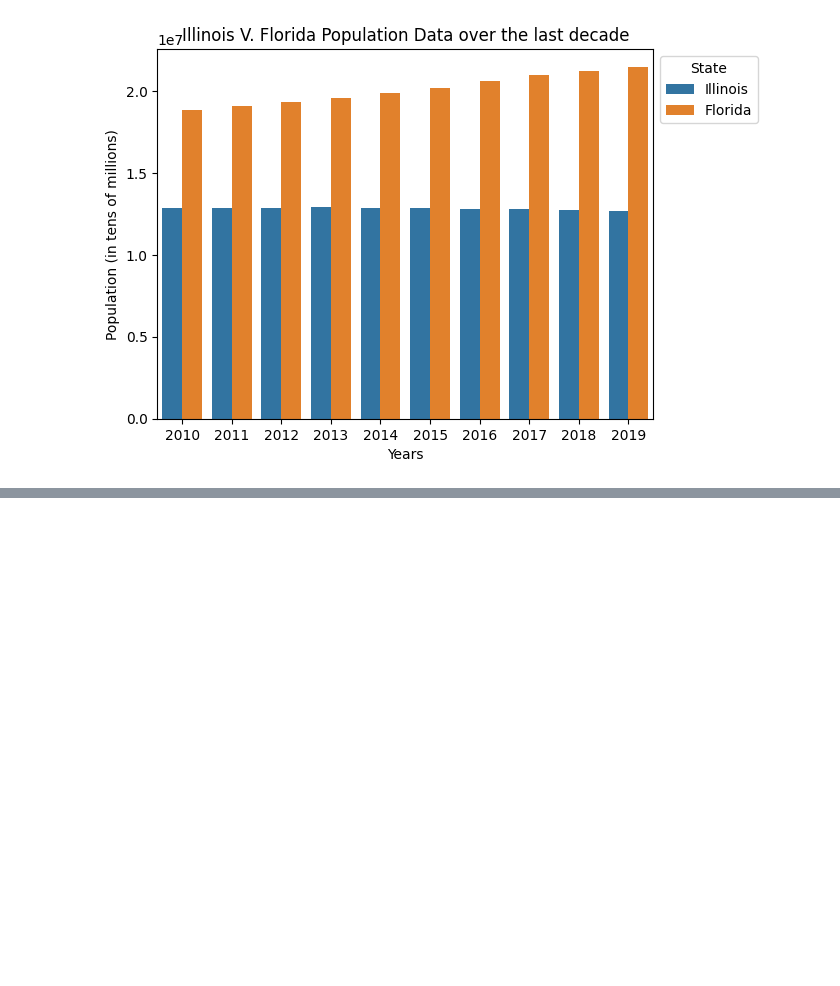
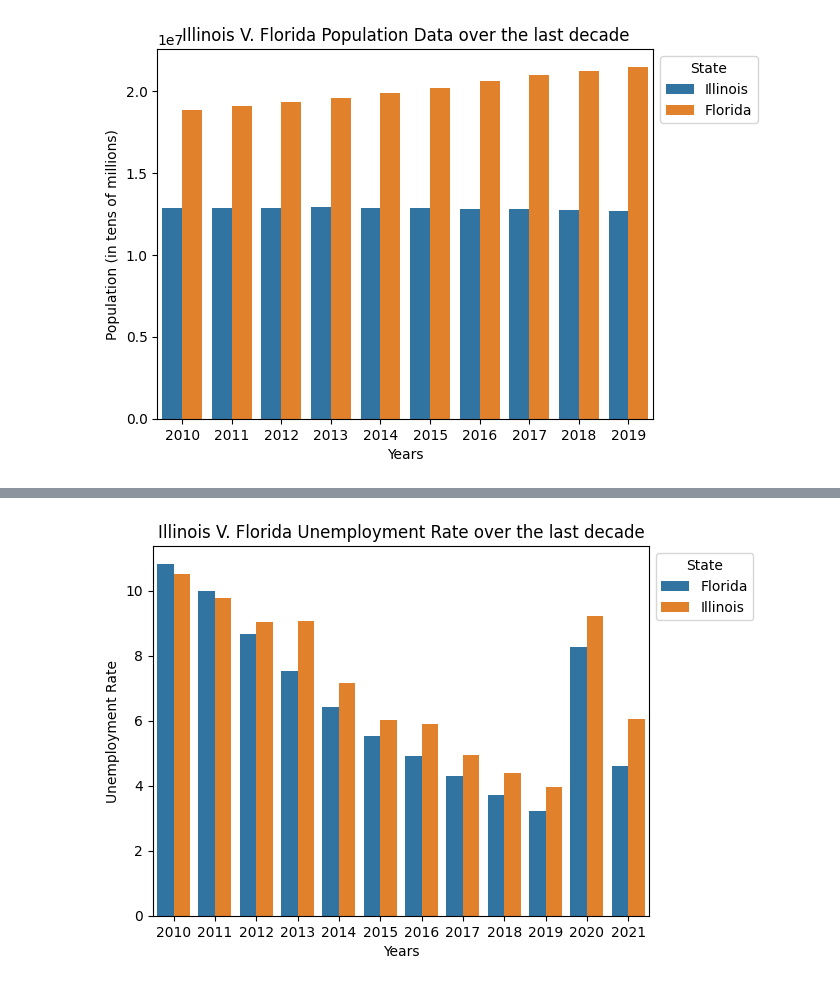
Before and after one commit to biancaatienza/418-project, a Jupyter notebook: Untitled.ipynb, the cells around one changed output, grey strips where cells are left out. Cells and saved outputs as stored; diff of their text form; code cells hidden in the pictures; blank space fills up the shorter version.

```diff
--- a/Untitled.ipynb
+++ b/Untitled.ipynb
@@ -57,0 +65,7 @@ sns.lineplot(x='Date', y='FLUR', data=floridaUR)
+# %%
+combinedDataUR = pd.read_csv("combinedUR.csv")
+unemploymentPlot = sns.barplot(x = "Years", y = "Unemployment Rate",data=combinedDataUR,hue= "State")
+unemploymentPlot.set(title = "Illinois V. Florida Unemployment Rate over the last decade")
+sns.move_legend(unemploymentPlot, "upper left", bbox_to_anchor=(1, 1))
+# %% [output]
+[figure, added]
```
Also changed, not shown: parts of 2 cells of this notebook, 5 other files.
